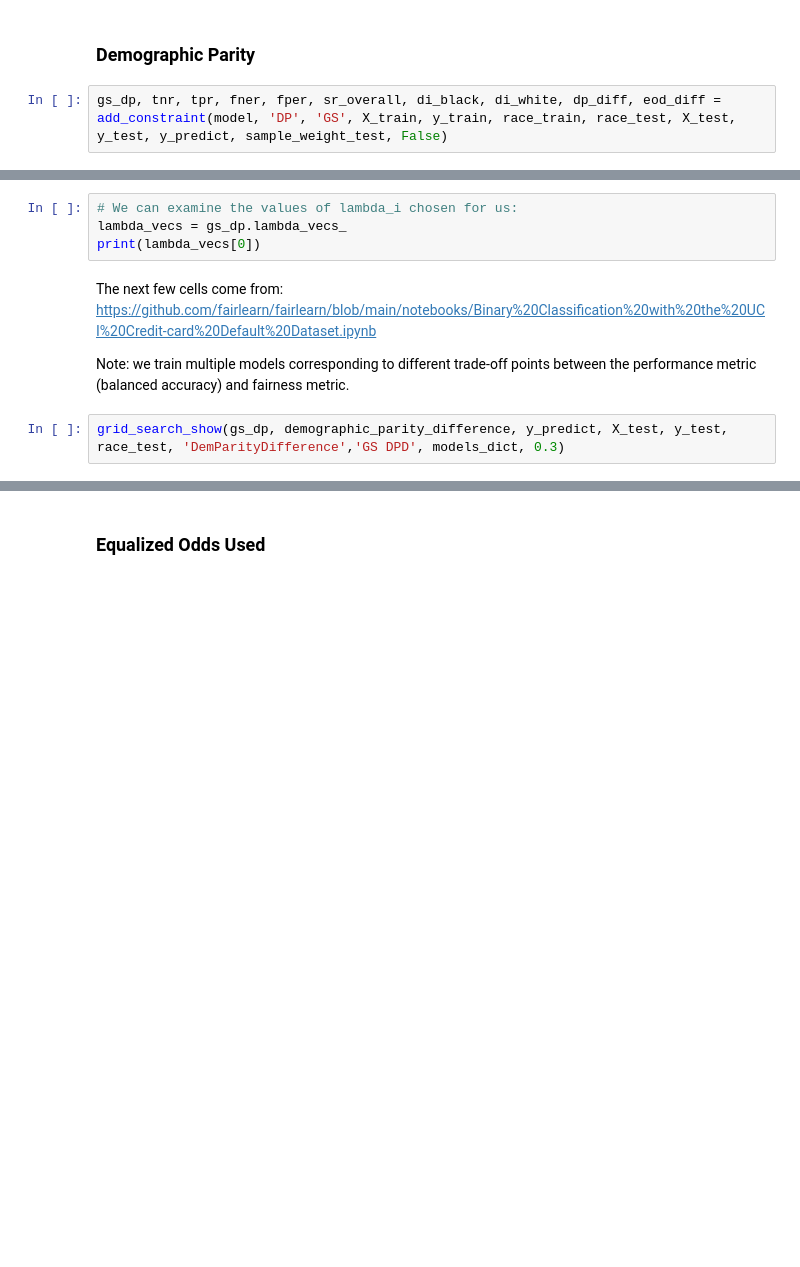
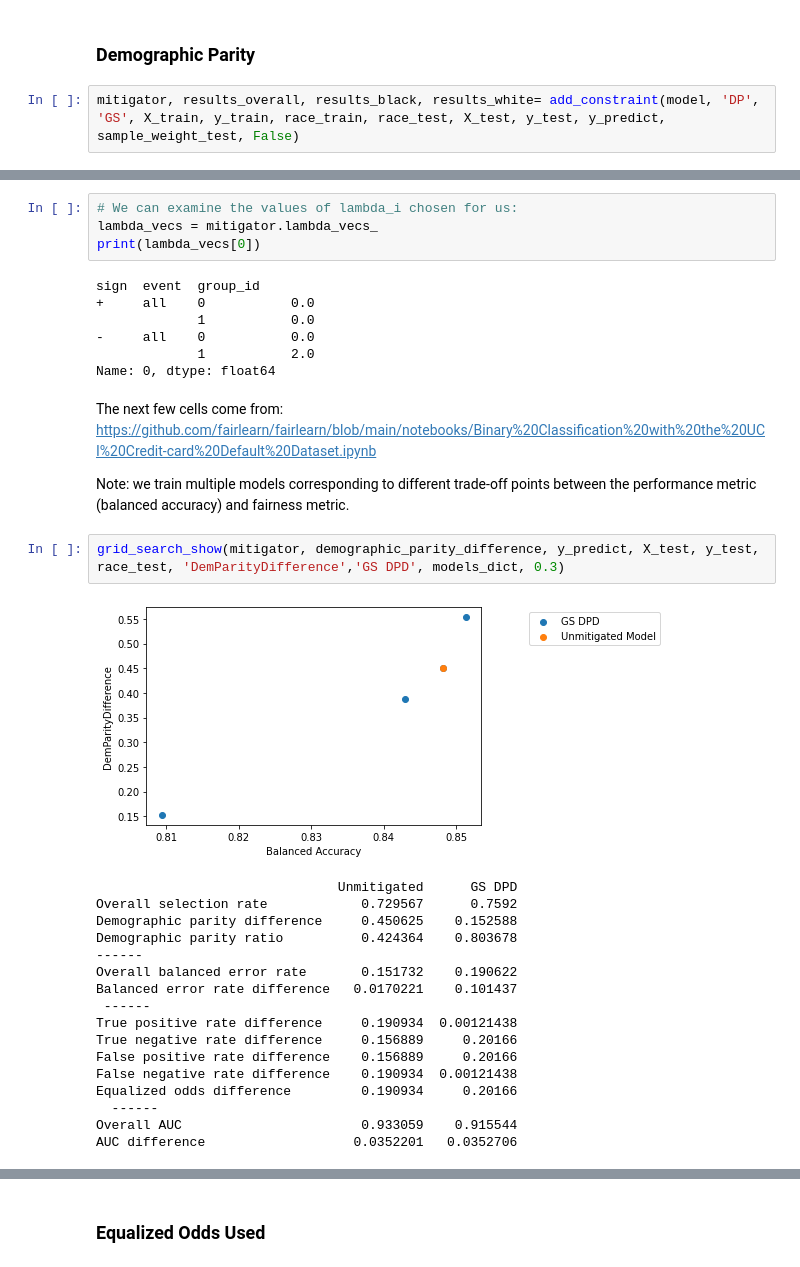
Before and after one commit to lydiatliu/delayedimpact, a Jupyter notebook: notebooks/simData_classification_dt.ipynb, the cells around one changed output, grey strips where cells are left out. Saved outputs shown, nothing was run; the diff lists cells and outputs as text; blank space fills up the shorter version.

Commit message:
finished notebook pipeline and got decision tree classifier results!

```diff
--- a/notebooks/simData_classification_dt.ipynb
+++ b/notebooks/simData_classification_dt.ipynb
@@ -323,4 +550,4 @@ eg_erp, tnr, tpr, fner, fper, sr_overall, di_black, di_white, dp_diff, eod_diff
 # %% [markdown]
 ### Demographic Parity
 # %%
-gs_dp, tnr, tpr, fner, fper, sr_overall, di_black, di_white, dp_diff, eod_diff = add_constraint(model, 'DP', 'GS', X_train, y_train, race_train, race_test, X_test, y_test, y_predict, sample_weight_test, False)
+mitigator, results_overall, results_black, results_white= add_constraint(model, 'DP', 'GS', X_train, y_train, race_train, race_test, X_test, y_test, y_predict, sample_weight_test, False)
@@ -327,13 +598,38 @@ gs_dp, tnr, tpr, fner, fper, sr_overall, di_black, di_white, dp_diff, eod_diff =
 # %%
 # We can examine the values of lambda_i chosen for us:
-lambda_vecs = gs_dp.lambda_vecs_
+lambda_vecs = mitigator.lambda_vecs_
 print(lambda_vecs[0])
+# %% [output]
+sign  event  group_id
++     all    0           0.0
+             1           0.0
+-     all    0           0.0
+             1           2.0
+Name: 0, dtype: float64
 # %% [markdown]
 The next few cells come from: https://github.com/fairlearn/fairlearn/blob/main/notebooks/Binary%20Classification%20with%20the%20UCI%20Credit-card%20Default%20Dataset.ipynb
 
 Note: we train multiple models corresponding to different trade-off points between the performance metric (balanced accuracy) and fairness metric.
 # %%
-grid_search_show(gs_dp, demographic_parity_difference, y_predict, X_test, y_test, race_test, 'DemParityDifference','GS DPD', models_dict, 0.3)
+grid_search_show(mitigator, demographic_parity_difference, y_predict, X_test, y_test, race_test, 'DemParityDifference','GS DPD', models_dict, 0.3)
+# %% [output]
+[figure, added]
+                               Unmitigated      GS DPD
+Overall selection rate            0.729567      0.7592
+Demographic parity difference     0.450625    0.152588
+Demographic parity ratio          0.424364    0.803678
+------
+Overall balanced error rate       0.151732    0.190622
+Balanced error rate difference   0.0170221    0.101437
+ ------
+True positive rate difference     0.190934  0.00121438
+True negative rate difference     0.156889     0.20166
+False positive rate difference    0.156889     0.20166
+False negative rate difference    0.190934  0.00121438
+Equalized odds difference         0.190934     0.20166
+  ------
+Overall AUC                       0.933059    0.915544
+AUC difference                   0.0352201   0.0352706
 # %%
 models_dict.pop('GS DPD')
 models_dict
```
Also changed, not shown: parts of 48 cells of this notebook, 2 other files.
